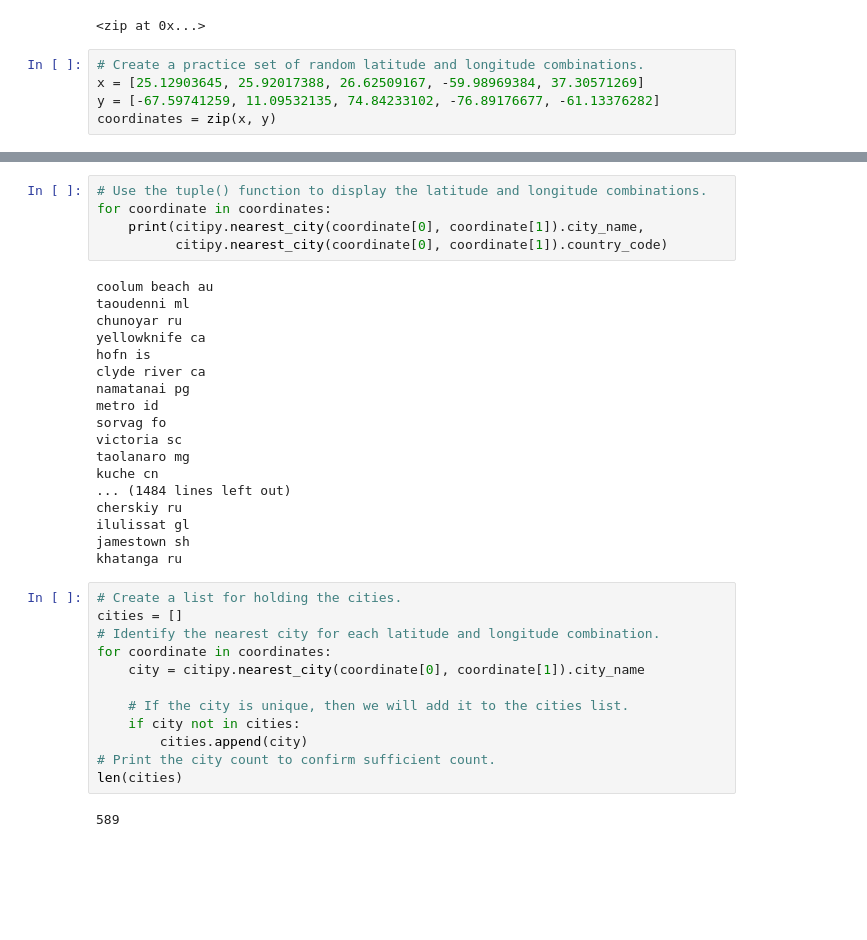
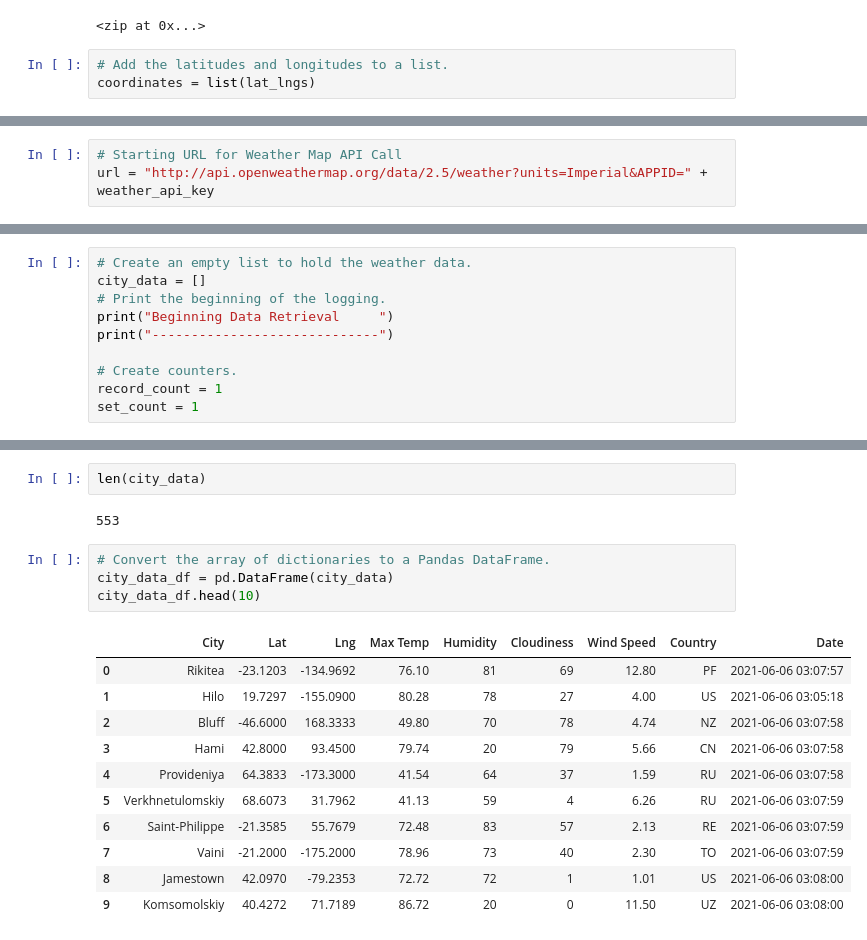
Before and after one commit to Ashwani-hub/World_Weather_Analysis, a Jupyter notebook: WeatherPy.ipynb, the cells around one changed output, grey strips where cells are left out. Saved outputs shown, nothing was run; the diff lists cells and outputs as text; blank space fills up the shorter version.

Commit message:
Updated WeatherPy and gitignore

```diff
--- a/WeatherPy.ipynb
+++ b/WeatherPy.ipynb
@@ -12,8 +16,6 @@ lat_lngs
 # %% [output]
 <zip at 0x...>
 # %%
-# Create a practice set of random latitude and longitude combinations.
-x = [25.12903645, 25.92017388, 26.62509167, -59.98969384, 37.30571269]
-y = [-67.59741259, 11.09532135, 74.84233102, -76.89176677, -61.13376282]
-coordinates = zip(x, y)
+# Add the latitudes and longitudes to a list.
+coordinates = list(lat_lngs)
 # %%
@@ -31,0 +37,3 @@ coordinates = list(lat_lngs)
+# %%
+# Starting URL for Weather Map API Call
+url = "http://api.openweathermap.org/data/2.5/weather?units=Imperial&APPID=" + weather_api_key
@@ -31,0 +59,10 @@ coordinates = list(lat_lngs)
+# %%
+# Create an empty list to hold the weather data.
+city_data = []
+# Print the beginning of the logging.
+print("Beginning Data Retrieval     ")
+print("-----------------------------")
+
+# Create counters.
+record_count = 1
+set_count = 1
@@ -35,37 +139,20 @@ from citipy import citipy
 # %%
-# Use the tuple() function to display the latitude and longitude combinations.
-for coordinate in coordinates:
-    print(citipy.nearest_city(coordinate[0], coordinate[1]).city_name,
-          citipy.nearest_city(coordinate[0], coordinate[1]).country_code)
+len(city_data)
 # %% [output]
-coolum beach au
-taoudenni ml
-chunoyar ru
-yellowknife ca
-hofn is
-clyde river ca
-namatanai pg
-metro id
-sorvag fo
-victoria sc
-taolanaro mg
-kuche cn
-... (1484 lines left out)
-cherskiy ru
-ilulissat gl
-jamestown sh
-khatanga ru
+553
 # %%
-# Create a list for holding the cities.
-cities = []
-# Identify the nearest city for each latitude and longitude combination.
-for coordinate in coordinates:
-    city = citipy.nearest_city(coordinate[0], coordinate[1]).city_name
-
-    # If the city is unique, then we will add it to the cities list.
-    if city not in cities:
-        cities.append(city)
-# Print the city count to confirm sufficient count.
-len(cities)
+# Convert the array of dictionaries to a Pandas DataFrame.
+city_data_df = pd.DataFrame(city_data)
+city_data_df.head(10)
 # %% [output]
-589
+|  | City | Lat | Lng | Max Temp | Humidity | Cloudiness | Wind Speed | Country | Date |
+| 0 | Rikitea | -23.1203 | -134.9692 | 76.10 | 81 | 69 | 12.80 | PF | 2021-06-06 03:07:57 |
+| 1 | Hilo | 19.7297 | -155.0900 | 80.28 | 78 | 27 | 4.00 | US | 2021-06-06 03:05:18 |
+| 2 | Bluff | -46.6000 | 168.3333 | 49.80 | 70 | 78 | 4.74 | NZ | 2021-06-06 03:07:58 |
+| 3 | Hami | 42.8000 | 93.4500 | 79.74 | 20 | 79 | 5.66 | CN | 2021-06-06 03:07:58 |
+| 4 | Provideniya | 64.3833 | -173.3000 | 41.54 | 64 | 37 | 1.59 | RU | 2021-06-06 03:07:58 |
+| 5 | Verkhnetulomskiy | 68.6073 | 31.7962 | 41.13 | 59 | 4 | 6.26 | RU | 2021-06-06 03:07:59 |
+| 6 | Saint-Philippe | -21.3585 | 55.7679 | 72.48 | 83 | 57 | 2.13 | RE | 2021-06-06 03:07:59 |
+| 7 | Vaini | -21.2000 | -175.2000 | 78.96 | 73 | 40 | 2.30 | TO | 2021-06-06 03:07:59 |
+| 8 | Jamestown | 42.0970 | -79.2353 | 72.72 | 72 | 1 | 1.01 | US | 2021-06-06 03:08:00 |
+| 9 | Komsomolskiy | 40.4272 | 71.7189 | 86.72 | 20 | 0 | 11.50 | UZ | 2021-06-06 03:08:00 |
```
Also changed, not shown: parts of 10 cells of this notebook, 2 other files.
